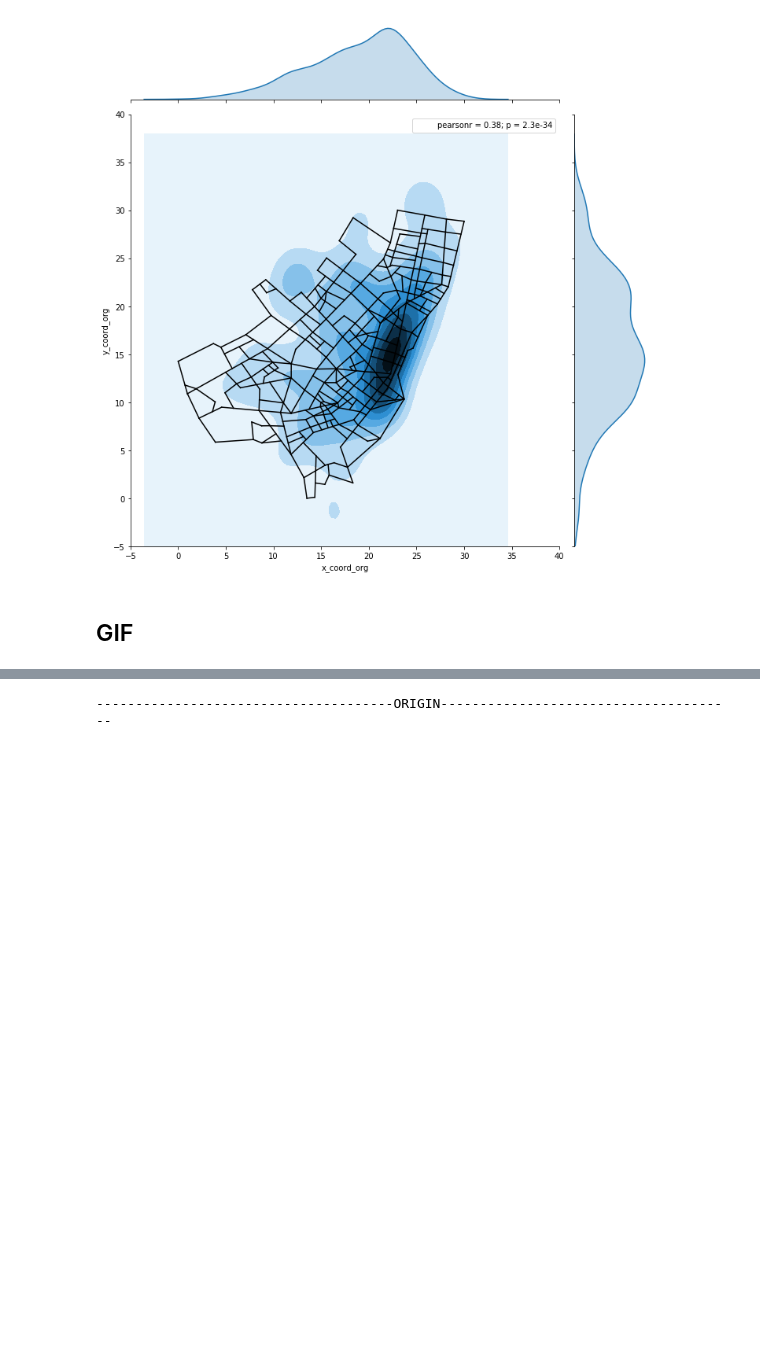
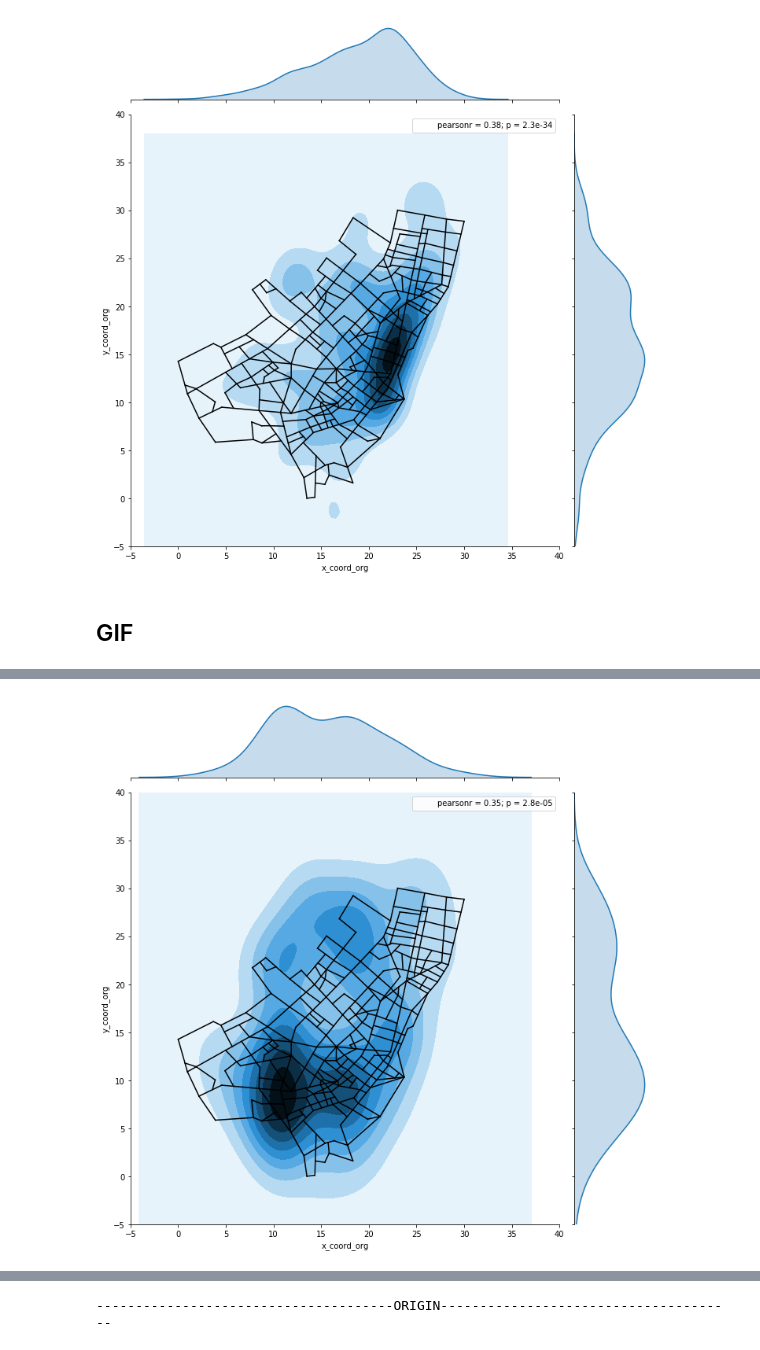
Before and after one commit to NotAnyMike/uber, a Jupyter notebook: modules/distributions/best_blocks_time_distribution.ipynb, the cells around one changed output, grey strips where cells are left out. Cells and saved outputs as stored; diff of their text form; code cells hidden in the pictures; blank space fills up the shorter version.

```diff
--- a/modules/distributions/best_blocks_time_distribution.ipynb
+++ b/modules/distributions/best_blocks_time_distribution.ipynb
@@ -303,3 +292,23 @@ Image(filename='imgs/Bivariate graphs/Time Blocks/Arrive/animTimeARR.png')
+# %%
+#print('--------------------------------------ARRIVE--------------------------------------')
+def ls(ruta = str('imgs/Bivariate graphs/Time Blocks/Arrive')):
+
+    return next(walk(ruta))[2]
+
+images_people = ls()
+images_people
+
+
+for m in images_people:
+    img = str(str('imgs/Bivariate graphs/Time Blocks/Arrive/' + m))
+    img
+    graphs = images_people
+    graphs[int(images_people.index(m))] = img
+
+APNG.from_files(graphs, delay = 400).save(str('imgs/Bivariate graphs/Time Blocks/Arrive/GIF_ARR.png'))
+Image(filename = str('imgs/Bivariate graphs/Time Blocks/Arrive/GIF_ARR.png'))
+# %% [output]
+[figure, added]
 # %%
 m1 = df2.loc[(((df2.hora1_inicio >= 0) & (df2.hora1_inicio < 6)) + ((df2.hora1_inicio >= 20) & (df2.hora1_inicio < 24)))]
 m2 = df2.loc[(df2.hora1_inicio >= 6) & (df2.hora1_inicio < 13)]
```
Also changed, not shown: parts of 5 cells of this notebook, 5 other files.
